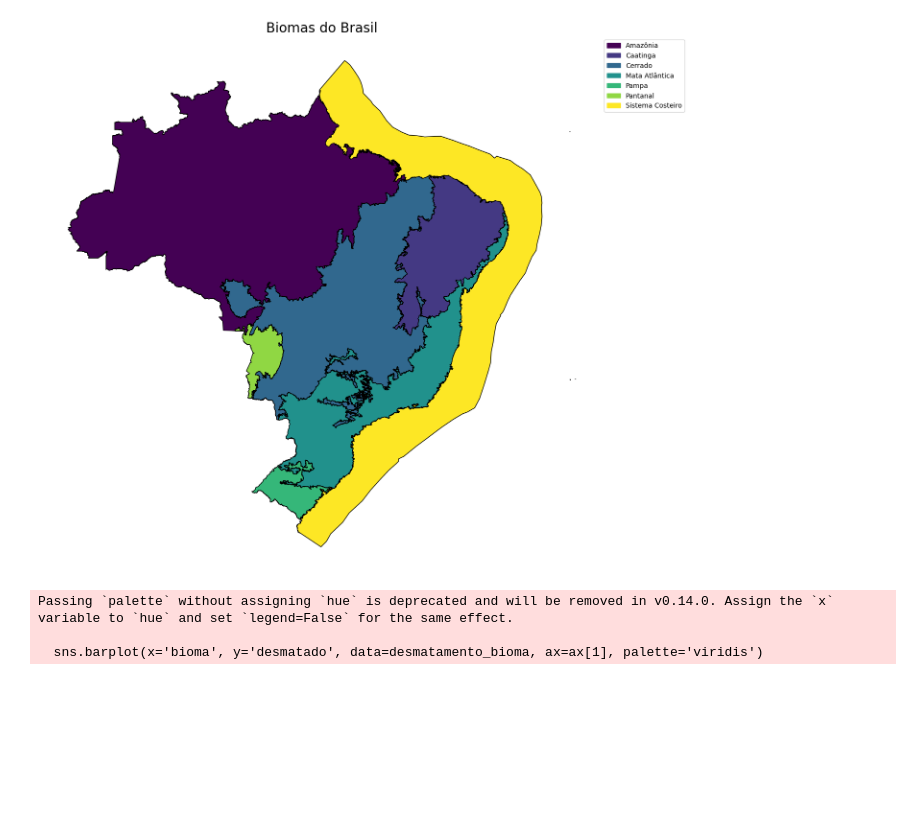
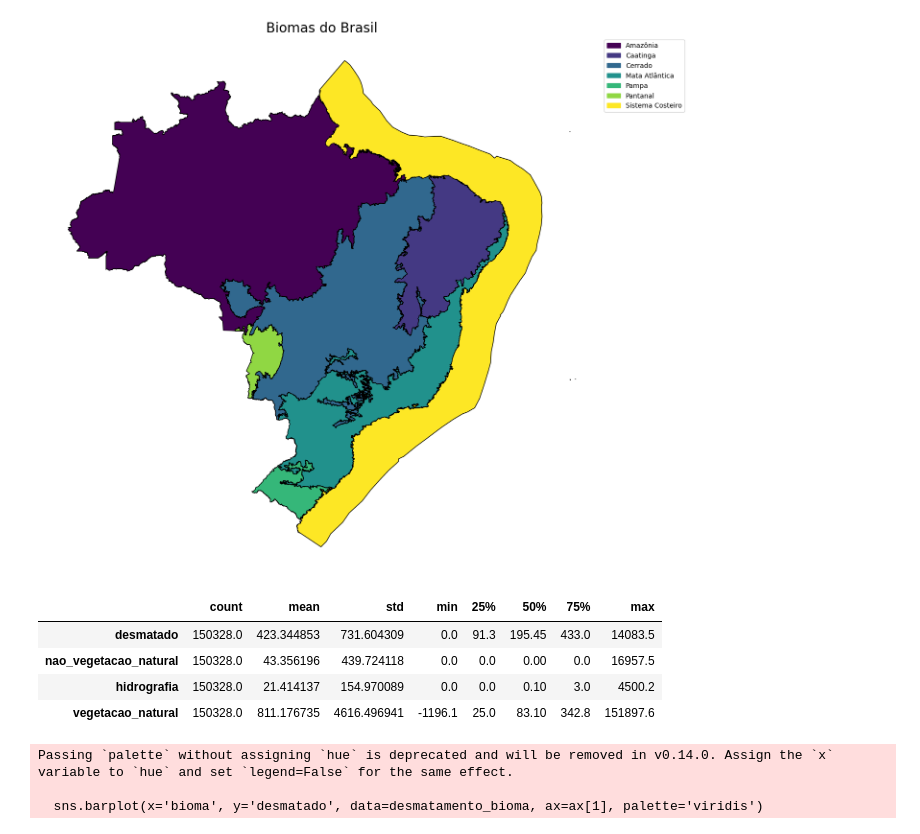
Before and after one commit to aldemaas/dados_desmatamento, a Jupyter notebook: relatorio.ipynb, the cells around one changed output. Saved outputs shown, nothing was run; the diff lists cells and outputs as text; code cells hidden in the pictures; blank space fills up the shorter version.

```diff
--- a/relatorio.ipynb
+++ b/relatorio.ipynb
@@ -65,6 +65,19 @@ ax.axis("off")
  -37.060078841576086,
  9.154426374099277)
 [figure]
+# %%
+
+columns_to_check = ['desmatado', 'nao_vegetacao_natural', 'hidrografia', 'vegetacao_natural' ]
+
+# Gerar resumo estatístico das colunas percentuais para verificar outliers
+percentual_columns_summary = desmatamento[columns_to_check].describe().T
+percentual_columns_summary
+# %% [output]
+|  | count | mean | std | min | 25% | 50% | 75% | max |
+| desmatado | 150328.0 | 423.344853 | 731.604309 | 0.0 | 91.3 | 195.45 | 433.0 | 14083.5 |
+| nao_vegetacao_natural | 150328.0 | 43.356196 | 439.724118 | 0.0 | 0.0 | 0.00 | 0.0 | 16957.5 |
+| hidrografia | 150328.0 | 21.414137 | 154.970089 | 0.0 | 0.0 | 0.10 | 3.0 | 4500.2 |
+| vegetacao_natural | 150328.0 | 811.176735 | 4616.496941 | -1196.1 | 25.0 | 83.10 | 342.8 | 151897.6 |
 # %%
 
 # Definindo o estilo dos gráficos
```
